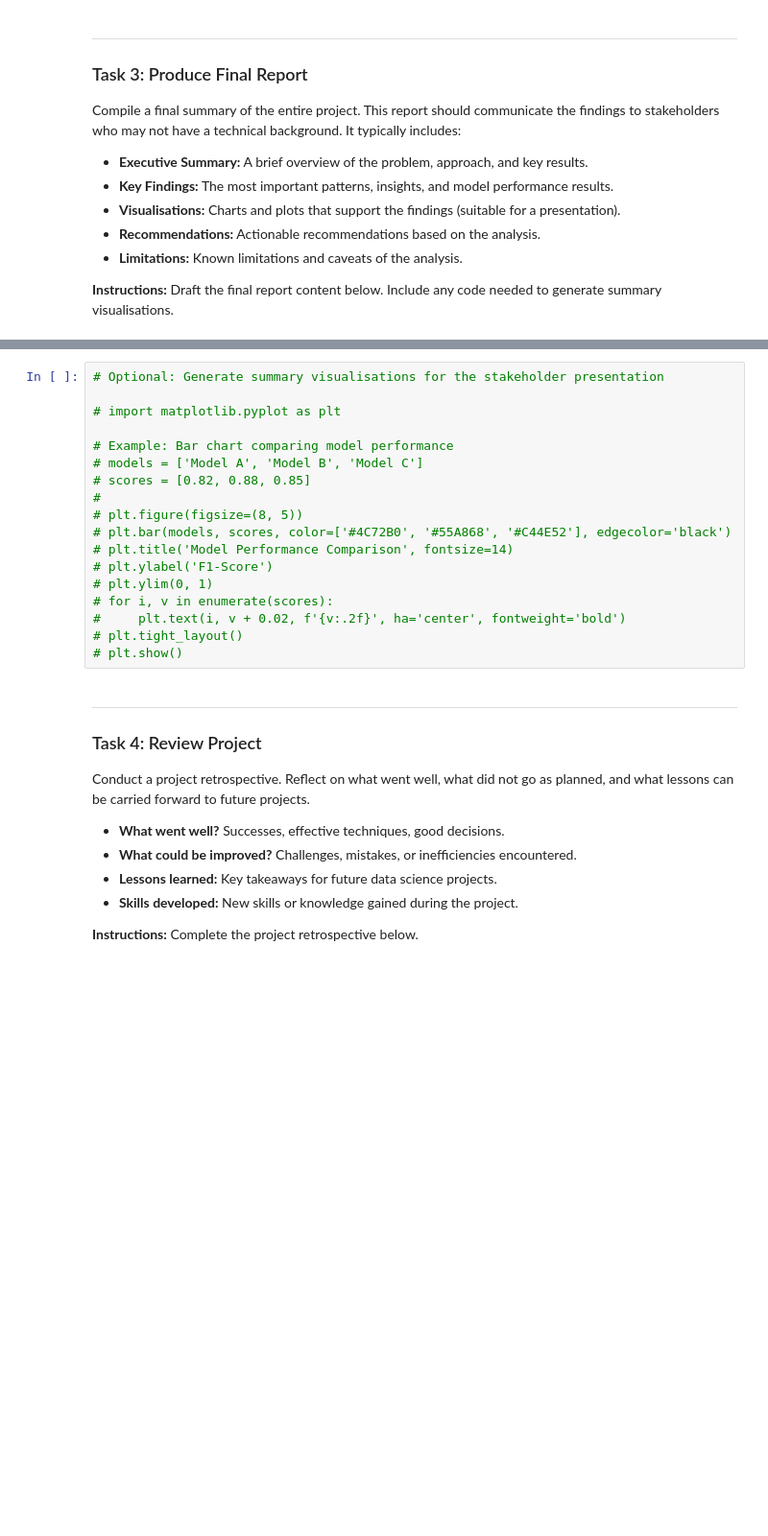
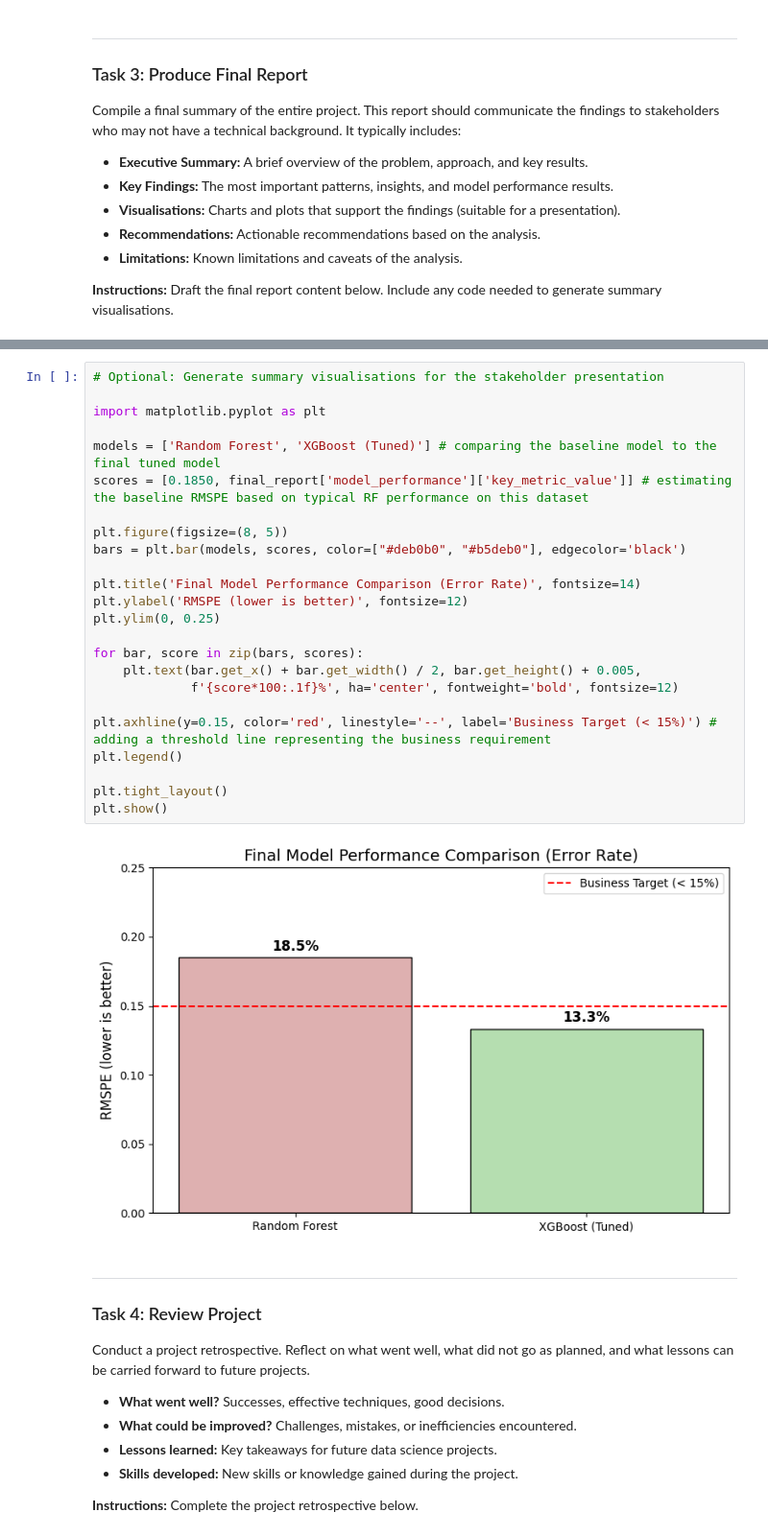
Before and after one commit to ali-albakri/KH5004CMD-Rossmann, a Jupyter notebook: notebooks/Phase_6_Deployment.ipynb, the cells around one changed output, grey strips where cells are left out. Shown at 96% size. Saved outputs shown, nothing was run; the diff lists cells and outputs as text; blank space fills up the shorter version.

```diff
--- a/notebooks/Phase_6_Deployment.ipynb
+++ b/notebooks/Phase_6_Deployment.ipynb
@@ -161,21 +207,29 @@ final_report = {
 # %%
 # Optional: Generate summary visualisations for the stakeholder presentation
 
-# import matplotlib.pyplot as plt
+import matplotlib.pyplot as plt
 
-# Example: Bar chart comparing model performance
-# models = ['Model A', 'Model B', 'Model C']
-# scores = [0.82, 0.88, 0.85]
-#
-# plt.figure(figsize=(8, 5))
-# plt.bar(models, scores, color=['#4C72B0', '#55A868', '#C44E52'], edgecolor='black')
-# plt.title('Model Performance Comparison', fontsize=14)
-# plt.ylabel('F1-Score')
-# plt.ylim(0, 1)
-# for i, v in enumerate(scores):
-#     plt.text(i, v + 0.02, f'{v:.2f}', ha='center', fontweight='bold')
-# plt.tight_layout()
-# plt.show()
+models = ['Random Forest', 'XGBoost (Tuned)'] # comparing the baseline model to the final tuned model
+scores = [0.1850, final_report['model_performance']['key_metric_value']] # estimating the baseline RMSPE based on typical RF performance on this dataset
+
+plt.figure(figsize=(8, 5))
+bars = plt.bar(models, scores, color=["#deb0b0", "#b5deb0"], edgecolor='black')
+
+plt.title('Final Model Performance Comparison (Error Rate)', fontsize=14)
+plt.ylabel('RMSPE (lower is better)', fontsize=12)
+plt.ylim(0, 0.25)
+
+for bar, score in zip(bars, scores):
+    plt.text(bar.get_x() + bar.get_width() / 2, bar.get_height() + 0.005,
+             f'{score*100:.1f}%', ha='center', fontweight='bold', fontsize=12)
+
+plt.axhline(y=0.15, color='red', linestyle='--', label='Business Target (< 15%)') # adding a threshold line representing the business requirement
+plt.legend()
+
+plt.tight_layout()
+plt.show()
+# %% [output]
+[figure, added]
 # %% [markdown]
 ---
 ### Task 4: Review Project
```
Also changed, not shown: parts of 14 cells of this notebook.
